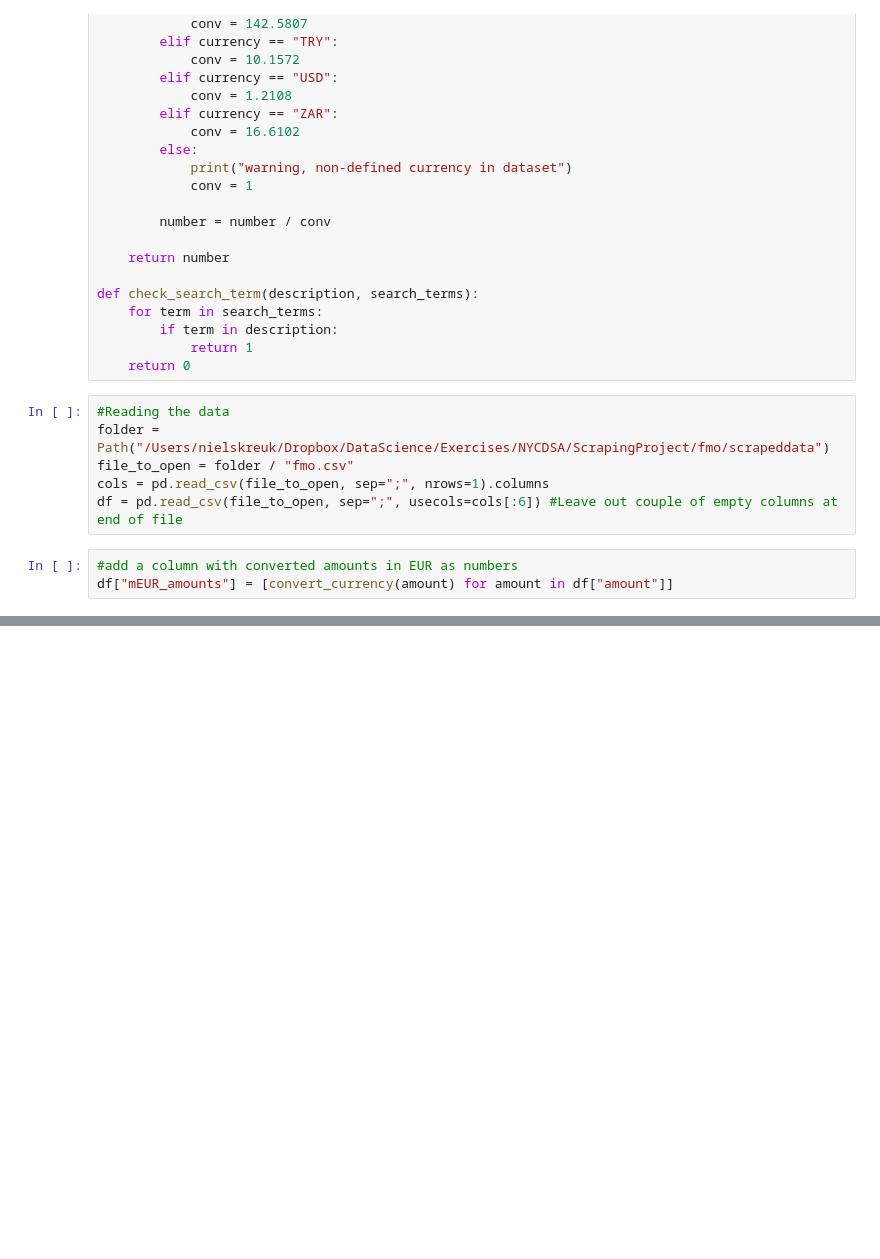
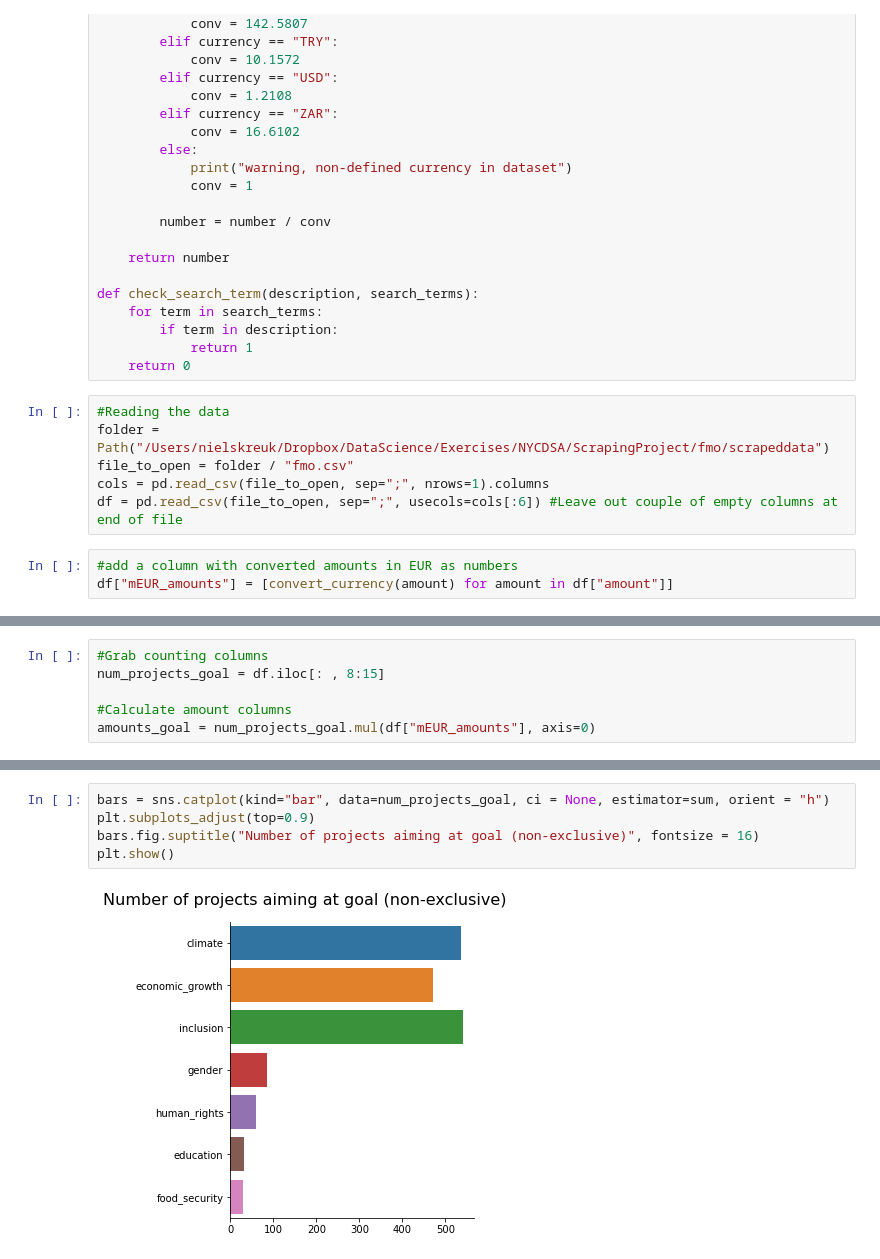
Before and after one commit to Athena84/fmo, a Jupyter notebook: NLP/Visualisation.ipynb, the cells around one changed output, grey strips where cells are left out. Saved outputs shown, nothing was run; the diff lists cells and outputs as text; blank space fills up the shorter version.

```diff
--- a/NLP/Visualisation.ipynb
+++ b/NLP/Visualisation.ipynb
@@ -99,0 +114,6 @@ mask_noGoals = (df["num_goals"] == 0)
+# %%
+#Grab counting columns
+num_projects_goal = df.iloc[: , 8:15]
+
+#Calculate amount columns
+amounts_goal = num_projects_goal.mul(df["mEUR_amounts"], axis=0)
@@ -195,0 +153,7 @@ sns.barplot(data=single_fraction, ci = None, orient = "h")
+# %%
+bars = sns.catplot(kind="bar", data=num_projects_goal, ci = None, estimator=sum, orient = "h")
+plt.subplots_adjust(top=0.9)
+bars.fig.suptitle("Number of projects aiming at goal (non-exclusive)", fontsize = 16)
+plt.show()
+# %% [output]
+[figure, added]
```
Also changed, not shown: parts of 43 cells of this notebook.
